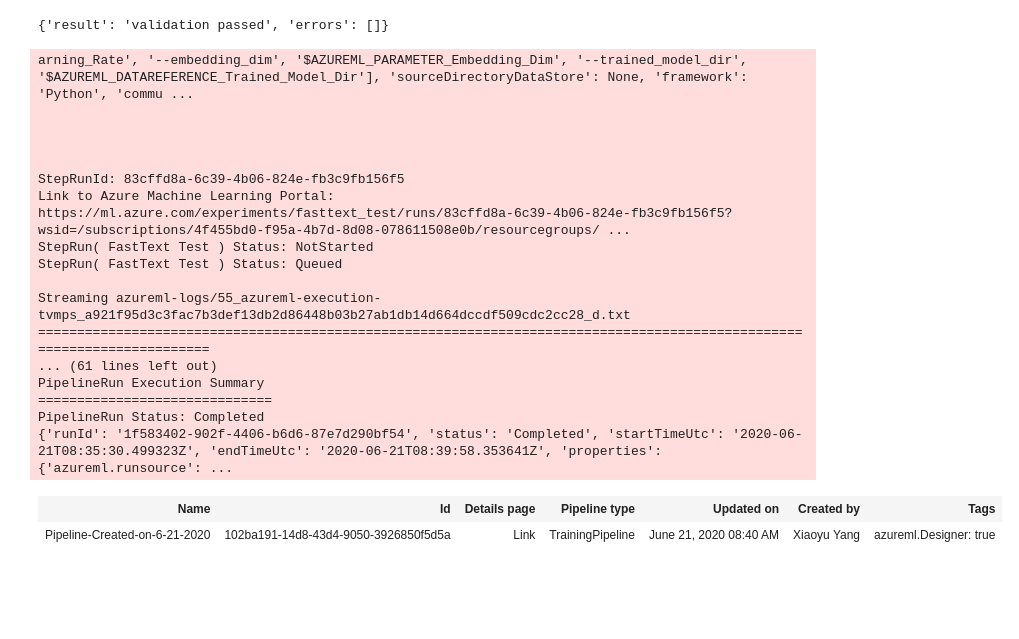
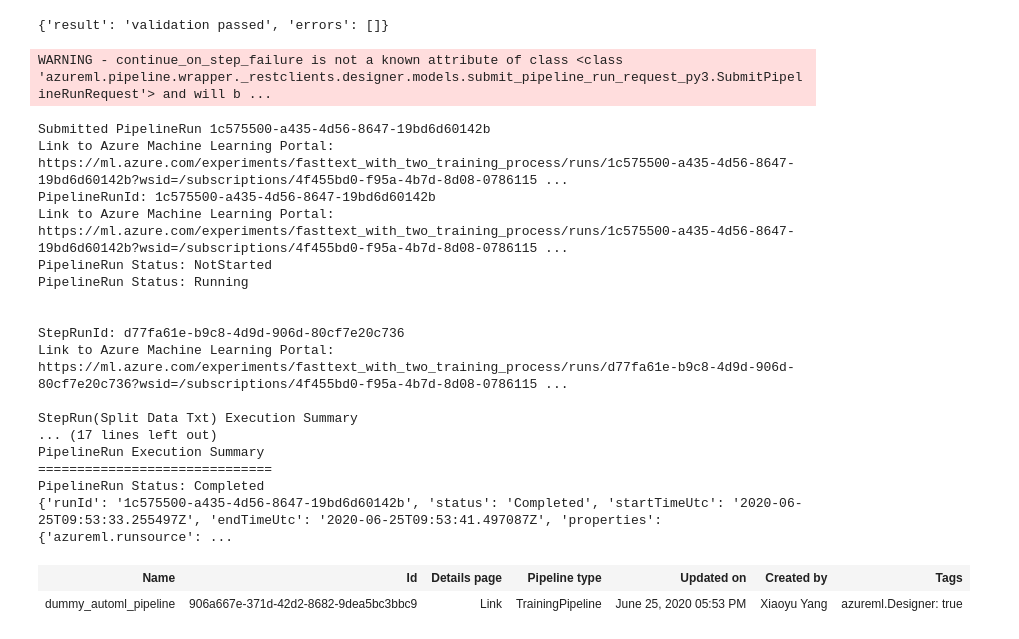
Before and after one commit to smallhaes/fasttext-sentence-classification, a Jupyter notebook: sample_fasttext2_pipeline.ipynb, the cells around one changed output. Saved outputs shown, nothing was run; the diff lists cells and outputs as text; code cells hidden in the pictures; blank space fills up the shorter version.

Commit message:
pipeline for fasttext

```diff
--- a/sample_fasttext2_pipeline.ipynb
+++ b/sample_fasttext2_pipeline.ipynb
@@ -178 +184,23 @@ pipeline = Pipeline(nodes=[split_data_txt, fasttext_train1, fasttext_test1, fast
+# %%
+@dsl.pipeline(name='dummy_automl_pipeline', description='A dummy pipeline that trains two models and output the better one', default_compute_target=aml_compute_name)
+def dummy_automl_pipeline():
+    sentence = '众所周知, 足球是非常受欢迎的运动'
+    train_and_evalute_model1 = training_pipeline(epochs=1)
+    train_and_evalute_model2 = training_pipeline(epochs=2)
+    compare = compare2model_module_func(
+        first_trained_model=train_and_evalute_model1.outputs.trained_model_dir,
+        first_trained_result=train_and_evalute_model1.outputs.model_testing_result,
+        second_trained_model=train_and_evalute_model2.outputs.trained_model_dir,
+        second_trained_result=train_and_evalute_model2.outputs.model_testing_result
+    )
+
+    predict = fasttext_predict_module_func(
+        input_sentence =  sentence,
+        fasttext_model = compare.outputs.the_better_model,
+        char2_index_dir = char2index
+    )
+    return {**compare.outputs, **predict.outputs}
+# %%
+# pipeline
+pipeline = dummy_automl_pipeline()
 # %%
@@ -186,26 +214,28 @@ SupportDetectView()
 {'result': 'validation passed', 'errors': []}
 # %%
 # run
-run = pipeline.submit(experiment_name='fasttext_test')
+run = pipeline.submit(experiment_name='fasttext_with_two_training_process')
 run.wait_for_completion()
-pipeline.save(experiment_name='fasttext_test')
+pipeline.save(experiment_name='fasttext_with_two_training_process')
+#%
 # %% [output]
-arning_Rate', '--embedding_dim', '$AZUREML_PARAMETER_Embedding_Dim', '--trained_model_dir', '$AZUREML_DATAREFERENCE_Trained_Model_Dir'], 'sourceDirectoryDataStore': None, 'framework': 'Python', 'commu ...
-
-
-
-
-StepRunId: 83cffd8a-6c39-4b06-824e-fb3c9fb156f5
-Link to Azure Machine Learning Portal: https://ml.azure.com/experiments/fasttext_test/runs/83cffd8a-6c39-4b06-824e-fb3c9fb156f5?wsid=/subscriptions/4f455bd0-f95a-4b7d-8d08-078611508e0b/resourcegroups/ ...
-StepRun( FastText Test ) Status: NotStarted
-StepRun( FastText Test ) Status: Queued
-
-Streaming azureml-logs/55_azureml-execution-tvmps_a921f95d3c3fac7b3def13db2d86448b03b27ab1db14d664dccdf509cdc2cc28_d.txt
-========================================================================================================================
-... (61 lines left out)
-PipelineRun Execution Summary
-==============================
-PipelineRun Status: Completed
-{'runId': '1f583402-902f-4406-b6d6-87e7d290bf54', 'status': 'Completed', 'startTimeUtc': '2020-06-21T08:35:30.499323Z', 'endTimeUtc': '2020-06-21T08:39:58.353641Z', 'properties': {'azureml.runsource': ...
+WARNING - continue_on_step_failure is not a known attribute of class <class 'azureml.pipeline.wrapper._restclients.designer.models.submit_pipeline_run_request_py3.SubmitPipelineRunRequest'> and will b ...
+Submitted PipelineRun 1c575500-a435-4d56-8647-19bd6d60142b
+Link to Azure Machine Learning Portal: https://ml.azure.com/experiments/fasttext_with_two_training_process/runs/1c575500-a435-4d56-8647-19bd6d60142b?wsid=/subscriptions/4f455bd0-f95a-4b7d-8d08-0786115 ...
+PipelineRunId: 1c575500-a435-4d56-8647-19bd6d60142b
+Link to Azure Machine Learning Portal: https://ml.azure.com/experiments/fasttext_with_two_training_process/runs/1c575500-a435-4d56-8647-19bd6d60142b?wsid=/subscriptions/4f455bd0-f95a-4b7d-8d08-0786115 ...
+PipelineRun Status: NotStarted
+PipelineRun Status: Running
+
+
+StepRunId: d77fa61e-b9c8-4d9d-906d-80cf7e20c736
+Link to Azure Machine Learning Portal: https://ml.azure.com/experiments/fasttext_with_two_training_process/runs/d77fa61e-b9c8-4d9d-906d-80cf7e20c736?wsid=/subscriptions/4f455bd0-f95a-4b7d-8d08-0786115 ...
+
+StepRun(Split Data Txt) Execution Summary
+... (17 lines left out)
+PipelineRun Execution Summary
+==============================
+PipelineRun Status: Completed
+{'runId': '1c575500-a435-4d56-8647-19bd6d60142b', 'status': 'Completed', 'startTimeUtc': '2020-06-25T09:53:33.255497Z', 'endTimeUtc': '2020-06-25T09:53:41.497087Z', 'properties': {'azureml.runsource': ...
 | Name | Id | Details page | Pipeline type | Updated on | Created by | Tags |
-| Pipeline-Created-on-6-21-2020 | 102ba191-14d8-43d4-9050-3926850f5d5a | Link | TrainingPipeline | June 21, 2020 08:40 AM | Xiaoyu Yang | azureml.Designer: true |
+| dummy_automl_pipeline | 906a667e-371d-42d2-8682-9dea5bc3bbc9 | Link | TrainingPipeline | June 25, 2020 05:53 PM | Xiaoyu Yang | azureml.Designer: true |
```
Also changed, not shown: parts of 6 cells of this notebook, 54 other files.
